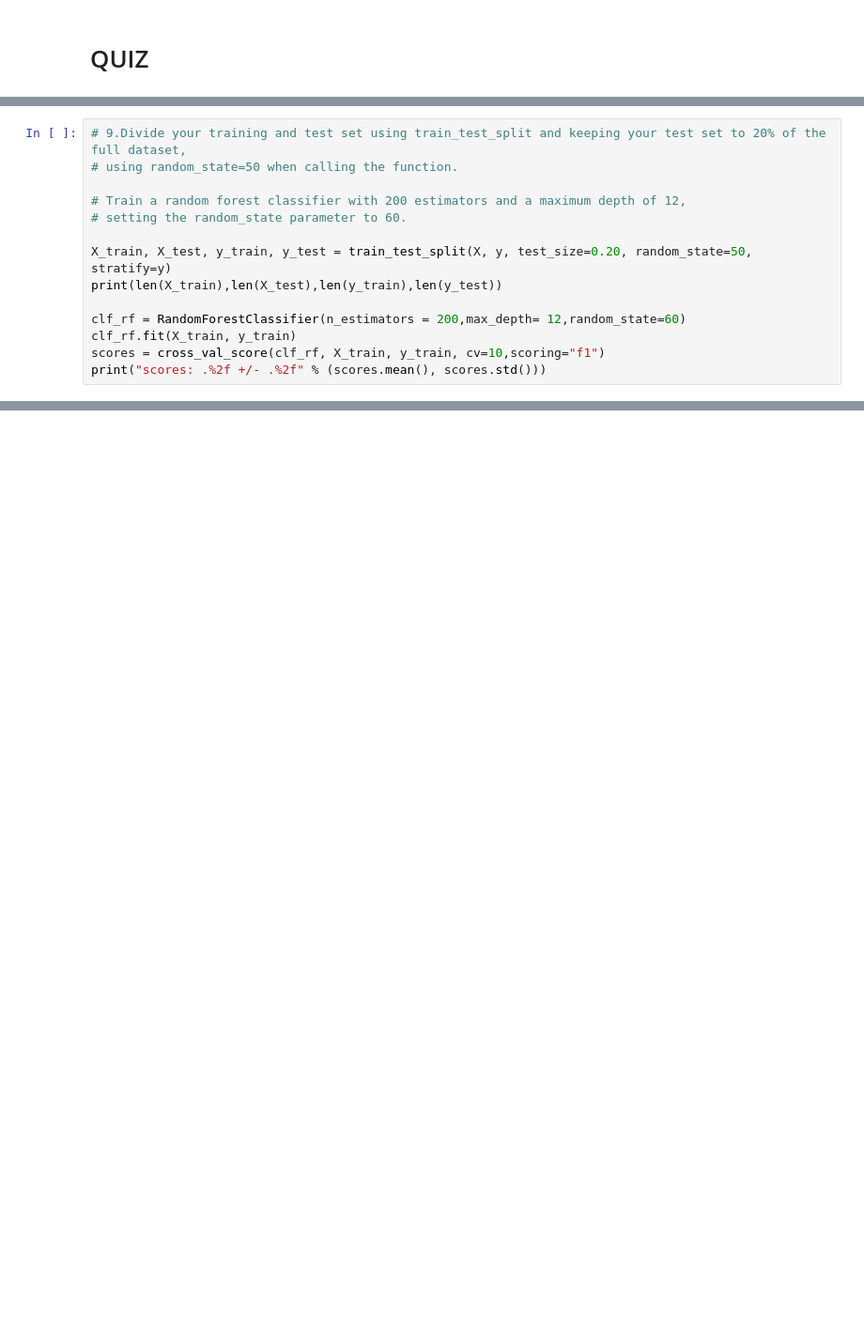
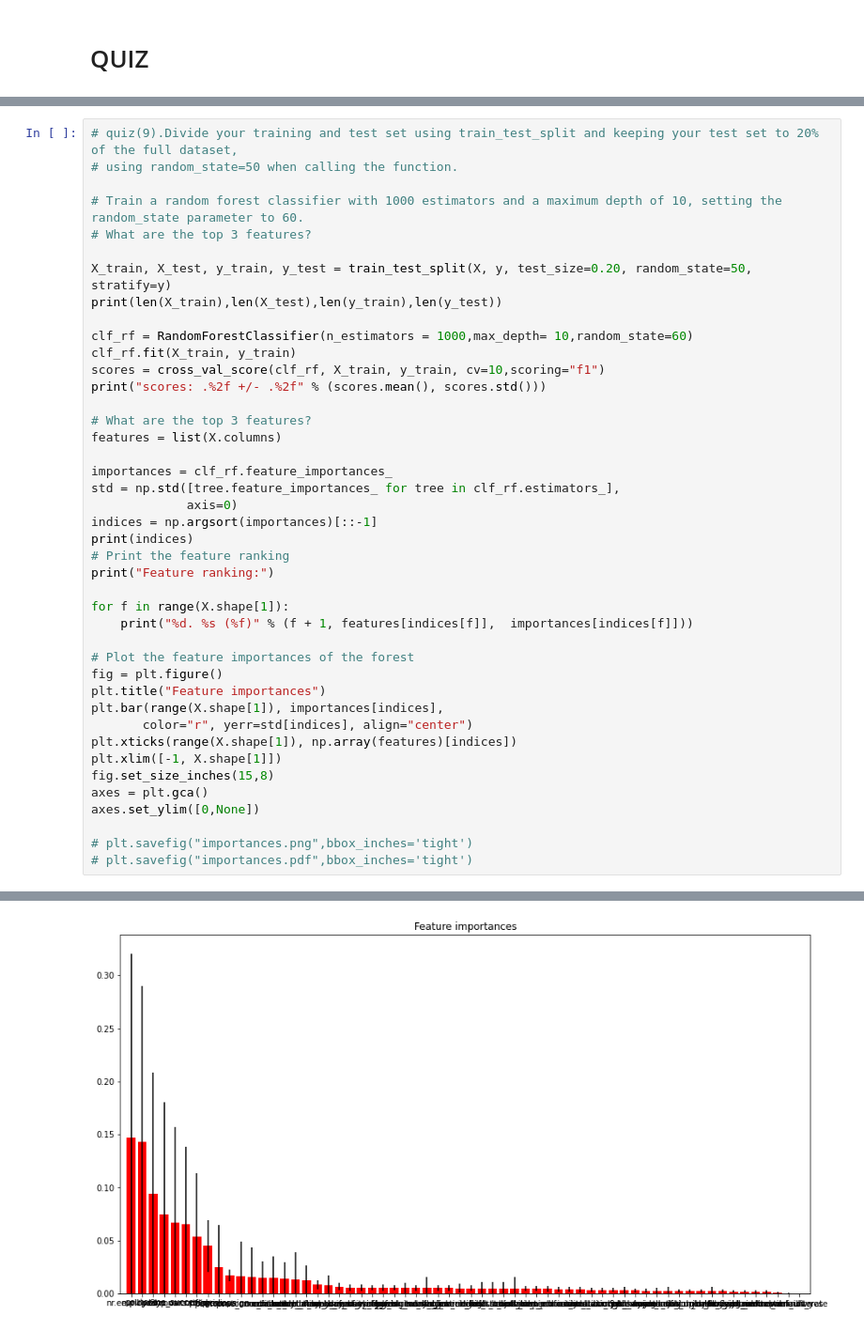
Before and after one commit to Mickey248/CE888, a Jupyter notebook: lab3_RandomForestClassifier_validation/bank_classification.ipynb, the cells around one changed output, grey strips where cells are left out. Shown at 94% size. Drawn from its saved outputs; the diff is of its cells as text; blank space fills up the shorter version.

```diff
--- a/lab3_RandomForestClassifier_validation/bank_classification.ipynb
+++ b/lab3_RandomForestClassifier_validation/bank_classification.ipynb
@@ -461,16 +523,44 @@ scores: .0.329968 +/- .0.044561
 # %%
-# 9.Divide your training and test set using train_test_split and keeping your test set to 20% of the full dataset,
+# quiz(9).Divide your training and test set using train_test_split and keeping your test set to 20% of the full dataset,
 # using random_state=50 when calling the function.
 
-# Train a random forest classifier with 200 estimators and a maximum depth of 12,
-# setting the random_state parameter to 60.
+# Train a random forest classifier with 1000 estimators and a maximum depth of 10, setting the random_state parameter to 60.
+# What are the top 3 features?
 
 X_train, X_test, y_train, y_test = train_test_split(X, y, test_size=0.20, random_state=50, stratify=y)
 print(len(X_train),len(X_test),len(y_train),len(y_test))
 
-clf_rf = RandomForestClassifier(n_estimators = 200,max_depth= 12,random_state=60)
+clf_rf = RandomForestClassifier(n_estimators = 1000,max_depth= 10,random_state=60)
 clf_rf.fit(X_train, y_train)
 scores = cross_val_score(clf_rf, X_train, y_train, cv=10,scoring="f1")
 print("scores: .%2f +/- .%2f" % (scores.mean(), scores.std()))
+
+# What are the top 3 features?
+features = list(X.columns)
+
+importances = clf_rf.feature_importances_
+std = np.std([tree.feature_importances_ for tree in clf_rf.estimators_],
+             axis=0)
+indices = np.argsort(importances)[::-1]
+print(indices)
+# Print the feature ranking
+print("Feature ranking:")
+
+for f in range(X.shape[1]):
+    print("%d. %s (%f)" % (f + 1, features[indices[f]],  importances[indices[f]]))
+
+# Plot the feature importances of the forest
+fig = plt.figure()
+plt.title("Feature importances")
+plt.bar(range(X.shape[1]), importances[indices],
+       color="r", yerr=std[indices], align="center")
+plt.xticks(range(X.shape[1]), np.array(features)[indices])
+plt.xlim([-1, X.shape[1]])
+fig.set_size_inches(15,8)
+axes = plt.gca()
+axes.set_ylim([0,None])
+
+# plt.savefig("importances.png",bbox_inches='tight')
+# plt.savefig("importances.pdf",bbox_inches='tight')
 # %% [output]
 32950 8238 32950 8238
@@ -477,0 +585 @@ scores: .0.345616 +/- .0.042548
+[figure, added]
```
Also changed, not shown: parts of 24 cells of this notebook.
